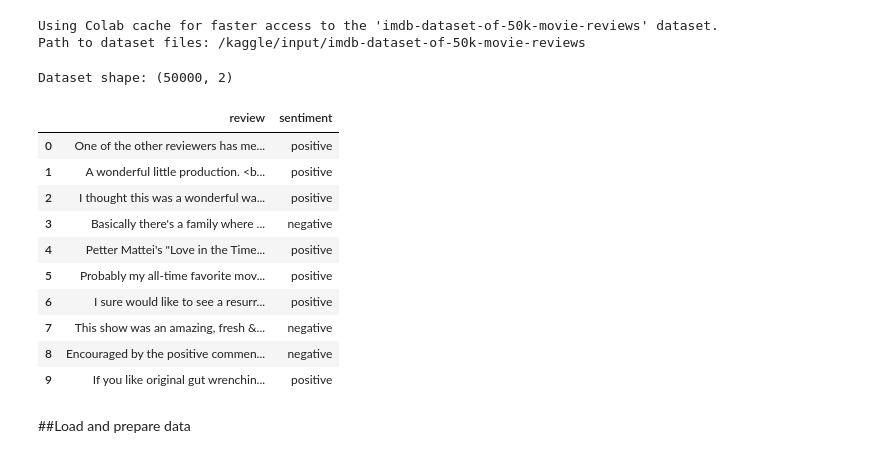
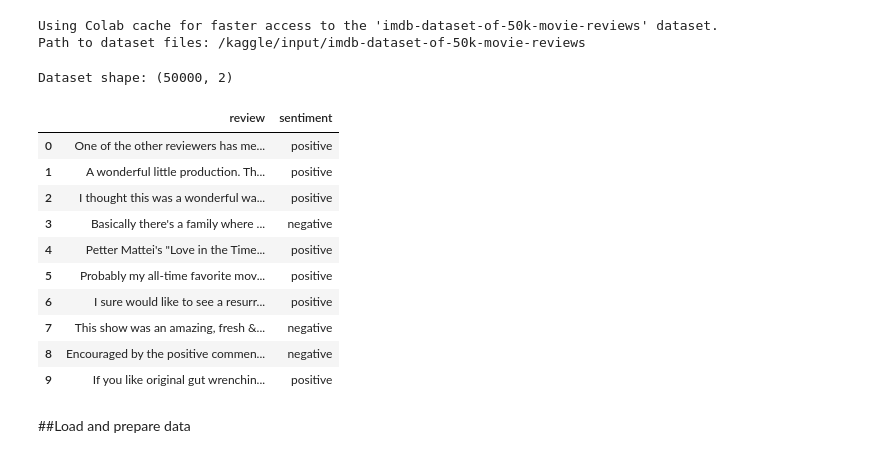
Before and after one commit to davidbirenzi/Formative-3, a Jupyter notebook: Bayesian Probability.ipynb, the cells around one changed output. Cells and saved outputs as stored; diff of their text form; code cells hidden in the pictures.

```diff
--- a/Bayesian Probability.ipynb
+++ b/Bayesian Probability.ipynb
@@ -29,24 +30,28 @@ Path to dataset files: /kaggle/input/imdb-dataset-of-50k-movie-reviews
 # %%
 import pandas as pd
 import os
 
+# Construct full file path
 # Ensure 'path' is defined by running the preceding cell that downloads the dataset.
 if 'path' not in locals() and 'path' not in globals():
     print("Error: Variable 'path' not found. Please run the cell above to download the dataset.")
 else:
     file_path = os.path.join(path, "IMDB Dataset.csv")
 
     # Read CSV
     df = pd.read_csv(file_path)
 
+    # Clean <br /> tags (this we were told by Marvin and we thank you for correcting us)
+    df["review"] = df["review"].str.replace(r"<br\s*/?>", " ", regex=True)
+
     # Display shape and first few rows
     print("Dataset shape:", df.shape)
     display(df.head(10))
 # %% [output]
 Dataset shape: (50000, 2)
 |  | review | sentiment |
 | 0 | One of the other reviewers has me... | positive |
-| 1 | A wonderful little production. <b... | positive |
+| 1 | A wonderful little production. Th... | positive |
 | 2 | I thought this was a wonderful wa... | positive |
 | 3 | Basically there's a family where ... | negative |
 | 4 | Petter Mattei's "Love in the Time... | positive |
```
Also changed, not shown: parts of 3 cells of this notebook.
